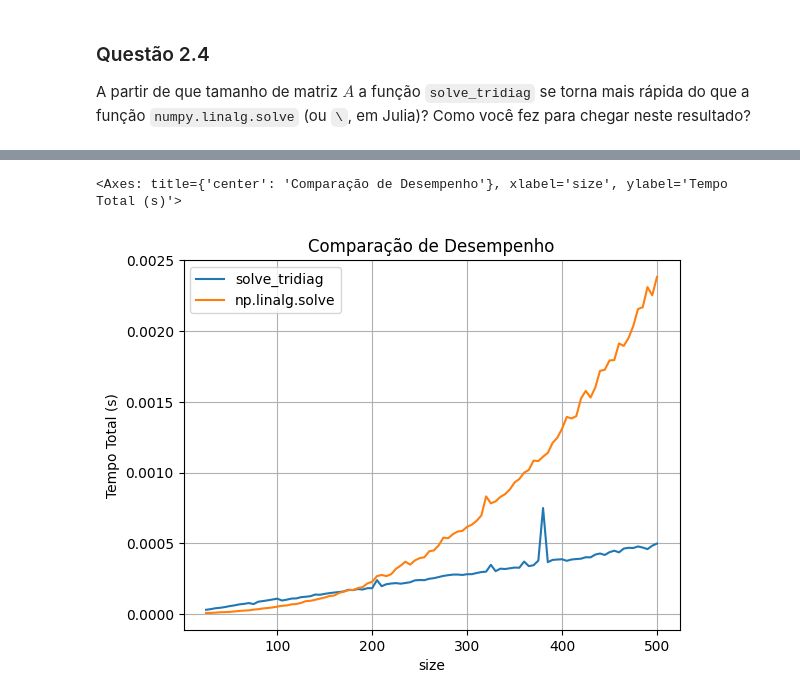
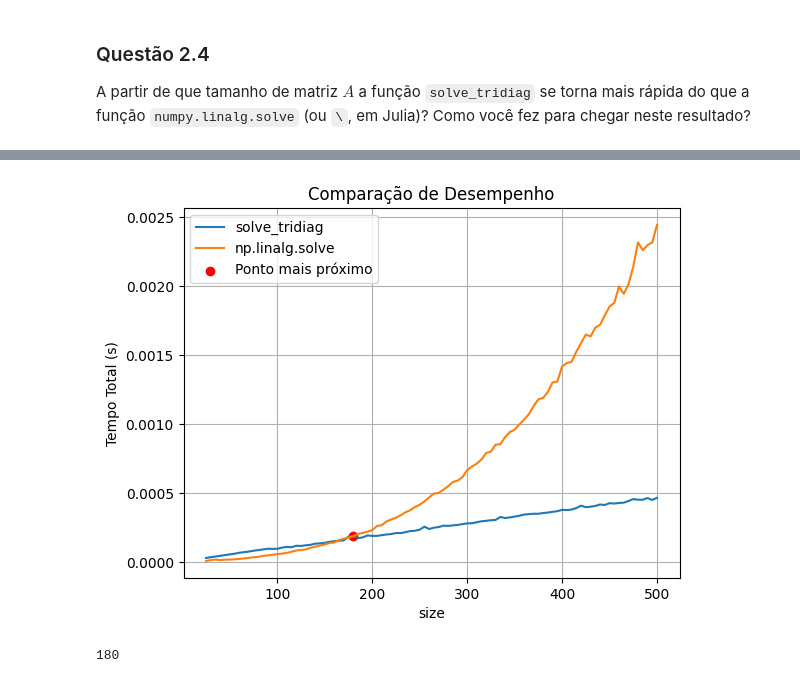
Before and after one commit to davi-dressler/fgv_aln, a Jupyter notebook: Trab_1/Projeto1_2 copy.ipynb, the cells around one changed output, grey strips where cells are left out. Drawn from its saved outputs; the diff is of its cells as text; code cells hidden in the pictures.

```diff
--- a/Trab_1/Projeto1_2 copy.ipynb
+++ b/Trab_1/Projeto1_2 copy.ipynb
@@ -112,6 +112,6 @@ Dessa forma, temos um for com $n-1$ fatores para calcular a $LU$, depois outro f
 # %%
-def benchmark(func, *args, num_times = 20):
-    for i in range(500):
+def benchmark(func, *args, num_times = 400):
+    for i in range(10):
         func(*args)
 
     arr = np.zeros(num_times)
@@ -164,16 +165,27 @@ df_linalg_solve.plot(x="size", y="process_time", title="Desempenho")
 # %%
-# Cria um novo DataFrame unindo os tempos
 df_comparativo = pd.DataFrame({
     "size": df_solve_tridiag["size"],
     "solve_tridiag": df_solve_tridiag["process_time"],
     "np.linalg.solve": df_linalg_solve["process_time"],
 })
 
-# Plota as duas colunas juntas
 df_comparativo.plot(x="size", y=["solve_tridiag", "np.linalg.solve"],
                     title="Comparação de Desempenho",
                     ylabel="Tempo Total (s)",
                     grid=True)
+
+idx_mais_proximo = (df_comparativo["solve_tridiag"] - df_comparativo["np.linalg.solve"]).abs().idxmin()
+
+x_cruzamento = df_comparativo.loc[idx_mais_proximo, "size"]
+y_cruzamento = df_comparativo.loc[idx_mais_proximo, "np.linalg.solve"]
+
+
+plt.scatter(x_cruzamento, y_cruzamento, color='red', label='Ponto mais próximo')
+plt.legend()
+plt.show()
 # %% [output]
-<Axes: title={'center': 'Comparação de Desempenho'}, xlabel='size', ylabel='Tempo Total (s)'>
-[figure, old version]
+[figure, new version]
+# %%
+print(x_cruzamento)
+# %% [output]
+180
```
Also changed, not shown: parts of 4 cells of this notebook.
